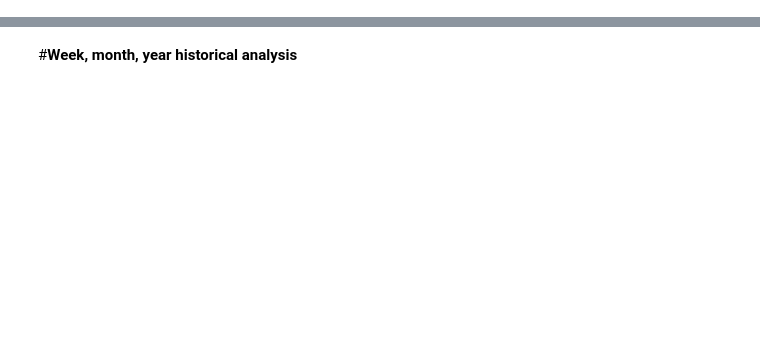
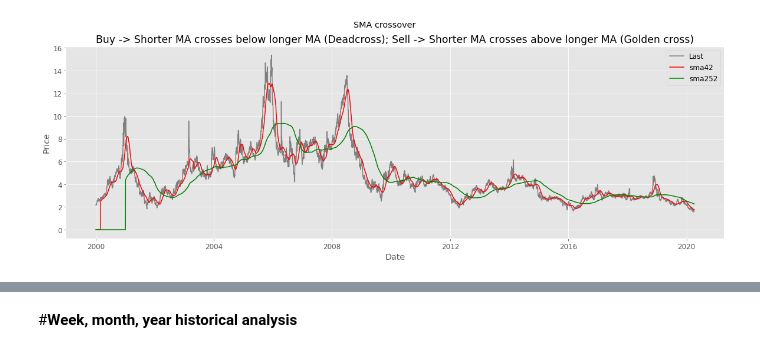
Before and after one commit to saritmaitra/Natural-Gas-Prediction-Model, a Jupyter notebook: Sarit.ipynb, the cells around one changed output, grey strips where cells are left out. Saved outputs shown, nothing was run; the diff lists cells and outputs as text; code cells hidden in the pictures; blank space fills up the shorter version.

```diff
--- a/Sarit.ipynb
+++ b/Sarit.ipynb
@@ -1659,0 +1460,90 @@ print(forecast_pred_1)
+# %%
+## Moving averages crossover [2 months and 1 year look back]
+merge14 = merge12.apply(copy.deepcopy)
+
+# feature engineering
+merge14['day_of_week'] = merge14.index.dayofweek
+merge14['day_of_month'] = merge14.index.day
+merge14['quarter'] = merge14.index.quarter
+merge14['month'] = merge14.index.month
+merge14['year'] = merge14.index.year
+
+# Technical indicators
+merge14['daily_ret'] = merge14['Last'].pct_change()
+#merge14['volatility'] = merge14['daily_ret'].rolling(252).std()*(252**0.5)
+merge14["Last_1"] = merge14['Last'].shift(1)
+merge14["Last_incr"] = merge14['Last'] - merge14['Last'].shift(1)
+merge14['price_diff'] = merge14['Last'] - merge14['Open']
+merge14["vol_increment"] = merge14['Volume'].diff()
+merge14["vol_rel_increment"] = merge14['Volume'].diff() / merge14['Volume']
+
+sma1 = 42
+sma2 = 252
+merge14["sma1"] = merge14['Last'].rolling(sma1).mean().fillna(0)
+merge14["sma2"] = merge14['Last'].rolling(sma2).mean().fillna(0)
+merge14['ema42'] = merge14['Last'].ewm(span=42).mean().fillna(0)
+merge14['ema252'] = merge14['Last'].ewm(span=252).mean().fillna(0)
+
+merge14['ema_12'] = merge14['Last'].ewm(span=10).mean().fillna(0)
+merge14['ema_26'] = merge14['Last'].ewm(span=26).mean().fillna(0)
+merge14['ROC'] = ((merge14['Last'] - merge14['Last'].shift(5)) / (merge14['Last'].shift(5)))*100
+
+delta = merge14['Last'].diff()
+window = 14
+up_days = delta.copy()
+up_days[delta<=0]=0.0
+down_days = abs(delta.copy())
+down_days[delta>0]=0.0
+RS_up = up_days.rolling(window).mean()
+RS_down = down_days.rolling(window).mean()
+merge14['rsi'] = 100-100/(1+RS_up/RS_down)
+merge14['macd'] = merge14['ema_12'] - merge14['ema_26']
+
+
+df1 = merge14.apply(copy.deepcopy)
+#df1.fillna(-99999, inplace=True)
+
+# moving average crossover :: sma 252 is > sma 42
+df1['target'] = np.where(df1['sma1'] > df1['sma2'], 1,0)
+#df1 = df1.fillna(0)
+df1['target'].tail()
+#print('\n')
+
+def getBinary(val):
+    if val>0:
+        return 1
+    else:
+        return 0
+df1['next_day_direction'] = df1["target"].apply(getBinary)
+
+
+print('\033[4mSell-> Shorter MA crosses above the longer-term MA (Golden cross)\033[0m')
+print('\033[4mBuy-> Shorter MA crosses below the longer-term MA(Dead cross)\033[0m')
+buys = df1.loc[df1['next_day_direction'] == 0]
+sells = df1.loc[df1['next_day_direction'] == 1]
+print('\n')
+
+print("\033[4mBuys data to checking\033[0m")
+print(df1.loc[buys.index]['Last'].tail())
+print('\n')
+print("\033[4mSells data to checking\033[0m")
+print(df1.loc[sells.index]['Last'].tail())
+
+# Plot
+fig = plt.figure(figsize=(20,6))
+plt.plot(merge14['Last'], color='gray', label='Last')
+# Plot the buy and sell signals on the same plot
+#  When the shorter-term MA crosses above the longer-term MA (Golden cross), it's a buy signal, it indicates that the trend is shifting up.
+#  When the shorter-term MA crosses below the longer-term MA, it's a sell signal (dead/death cross), it indicates that the trend is shifting down.
+plt.plot(merge14['sma1'].dropna(), color='r', label = 'sma42')
+plt.plot(merge14['sma2'].dropna(), color='g', label = 'sma252')
+plt.ylabel('Price')
+plt.xlabel('Date')
+plt.suptitle('SMA crossover')
+plt.title('Buy -> Shorter MA crosses below longer MA (Deadcross); Sell -> Shorter MA crosses above longer MA (Golden cross)')
+plt.legend(loc=0)
+
+# Display everything
+plt.show()
+print('\n')
+# %% [output]
@@ -1659,0 +1568 @@ print(forecast_pred_1)
+[figure, added]
```
Also changed, not shown: parts of 147 cells of this notebook.
